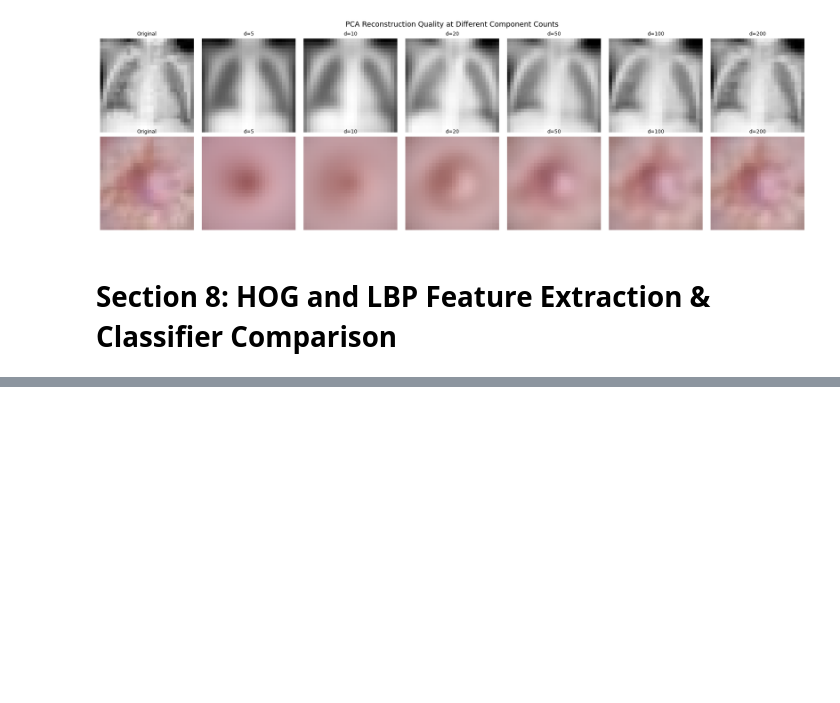
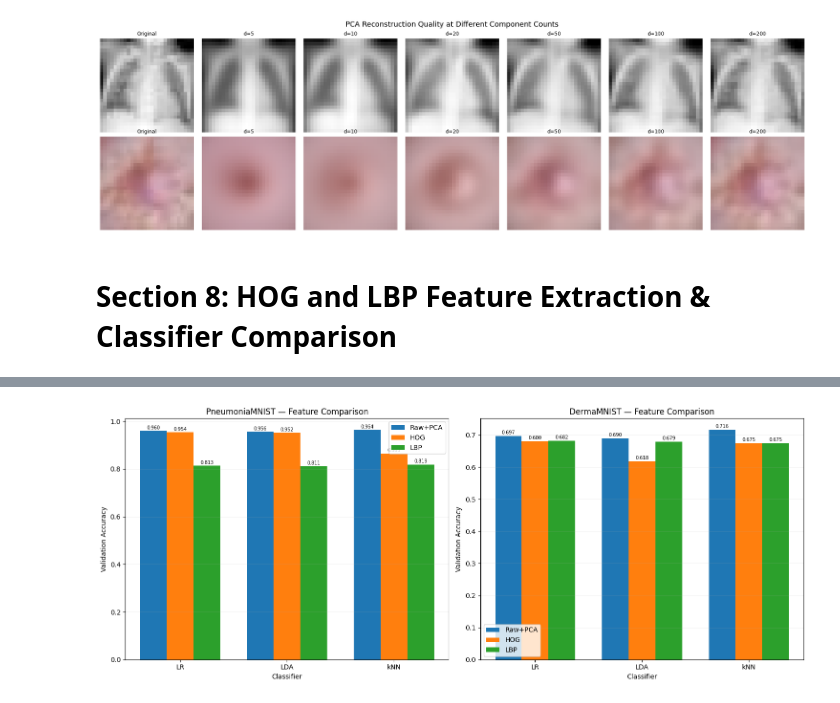
Before and after one commit to ramgoenka/MedMNIST-Image-Classification-and-VC-Bound, a Jupyter notebook: Code.ipynb, the cells around one changed output, grey strips where cells are left out. Drawn from its saved outputs; the diff is of its cells as text; code cells hidden in the pictures; blank space fills up the shorter version.

```diff
--- a/Code.ipynb
+++ b/Code.ipynb
@@ -994,0 +1062,69 @@ All features extracted and standardized.
+# %%
+raw_pca_results = []
+
+for clf_name, df in [('LR', lr_df_pn), ('LDA', lda_df_pn), ('kNN', knn_df_pn)]:
+    best = df.loc[df['val_acc'].idxmax()]
+    raw_pca_results.append({'feature': 'Raw+PCA', 'dataset': 'PneumoniaMNIST',
+                            'classifier': clf_name, 'val_acc': best['val_acc'],
+                            'test_acc': best['test_acc']})
+
+# DermaMNIST
+for clf_name, df in [('LR', lr_df_dm), ('LDA', lda_df_dm), ('kNN', knn_df_dm)]:
+    best = df.loc[df['val_acc'].idxmax()]
+    raw_pca_results.append({'feature': 'Raw+PCA', 'dataset': 'DermaMNIST',
+                            'classifier': clf_name, 'val_acc': best['val_acc'],
+                            'test_acc': best['test_acc']})
+
+all_results = raw_pca_results + [
+    {k: v for k, v in r.items() if k in ['feature', 'dataset', 'classifier', 'val_acc', 'test_acc']}
+    for r in results_features
+]
+comparison_df = pd.DataFrame(all_results)
+
+fig, axes = plt.subplots(1, 2, figsize=(15, 6))
+
+for ax, dataset in zip(axes, ['PneumoniaMNIST', 'DermaMNIST']):
+    subset = comparison_df[comparison_df['dataset'] == dataset]
+    classifiers = ['LR', 'LDA', 'kNN']
+    features = ['Raw+PCA', 'HOG', 'LBP']
+    x = np.arange(len(classifiers))
+    width = 0.25
+
+    for i, feat in enumerate(features):
+        feat_data = subset[subset['feature'] == feat]
+        vals = [feat_data[feat_data['classifier'] == c]['val_acc'].values[0]
+                for c in classifiers]
+        bars = ax.bar(x + i * width, vals, width, label=feat)
+        # Add value labels on bars
+        for bar, val in zip(bars, vals):
+            ax.text(bar.get_x() + bar.get_width() / 2, bar.get_height() + 0.003,
+                    f'{val:.3f}', ha='center', va='bottom', fontsize=7)
+
+    ax.set_xlabel('Classifier')
+    ax.set_ylabel('Validation Accuracy')
+    ax.set_title(f'{dataset} — Feature Comparison')
+    ax.set_xticks(x + width)
+    ax.set_xticklabels(classifiers)
+    ax.legend()
+    ax.grid(True, alpha=0.2, axis='y')
+
+plt.tight_layout()
+plt.show()
+
+print("\n" + "=" * 80)
+print("FULL COMPARISON — Best Validation Accuracy by Feature × Classifier × Dataset")
+print("=" * 80)
+for dataset in ['PneumoniaMNIST', 'DermaMNIST']:
+    print(f"\n--- {dataset} ---")
+    print(f"{'Classifier':<10s} {'Raw+PCA':>10s} {'HOG':>10s} {'LBP':>10s}")
+    print("-" * 42)
+    for clf in ['LR', 'LDA', 'kNN']:
+        row = []
+        for feat in ['Raw+PCA', 'HOG', 'LBP']:
+            val = comparison_df[(comparison_df['dataset'] == dataset) &
+                                (comparison_df['classifier'] == clf) &
+                                (comparison_df['feature'] == feat)]['val_acc'].values[0]
+            row.append(f"{val:.4f}")
+        print(f"{clf:<10s} {'':>2s}{row[0]:>8s} {'':>2s}{row[1]:>8s} {'':>2s}{row[2]:>8s}")
+# %% [output]
+[figure, added]
```
Also changed, not shown: parts of 13 cells of this notebook, 1 other file.
